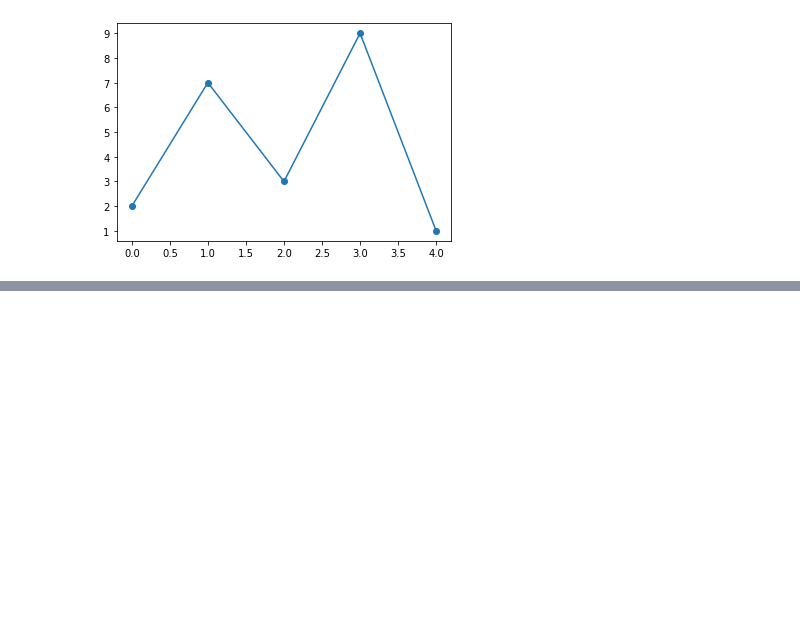
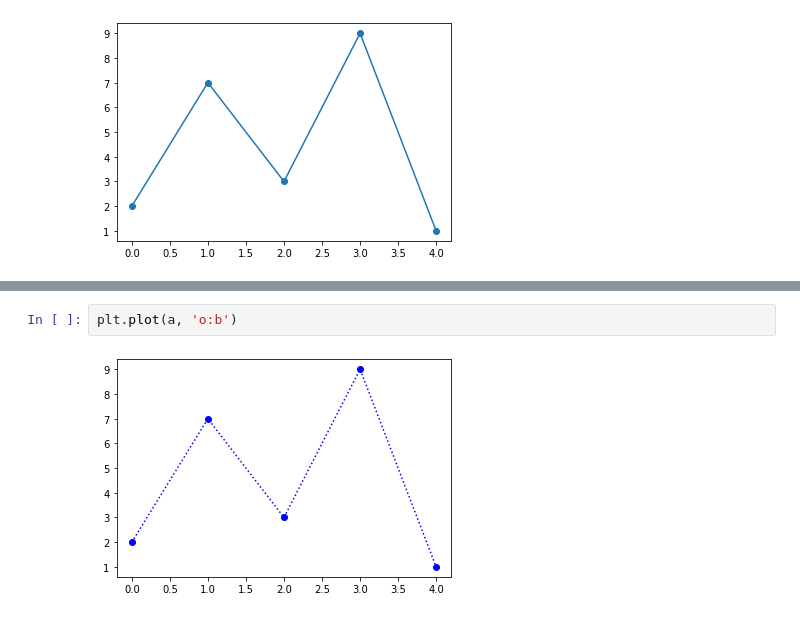
Before and after one commit to chimaihueze/Basics-of-Matplotlib, a Jupyter notebook: matplotlib_markers.ipynb, the cells around one changed output, grey strips where cells are left out. Drawn from its saved outputs; the diff is of its cells as text; blank space fills up the shorter version.

```diff
--- a/matplotlib_markers.ipynb
+++ b/matplotlib_markers.ipynb
@@ -16,0 +66,4 @@ plt.show()
+# %%
+plt.plot(a, 'o:b')
+# %% [output]
+[figure, added]
```
Also changed, not shown: parts of 5 cells of this notebook.
